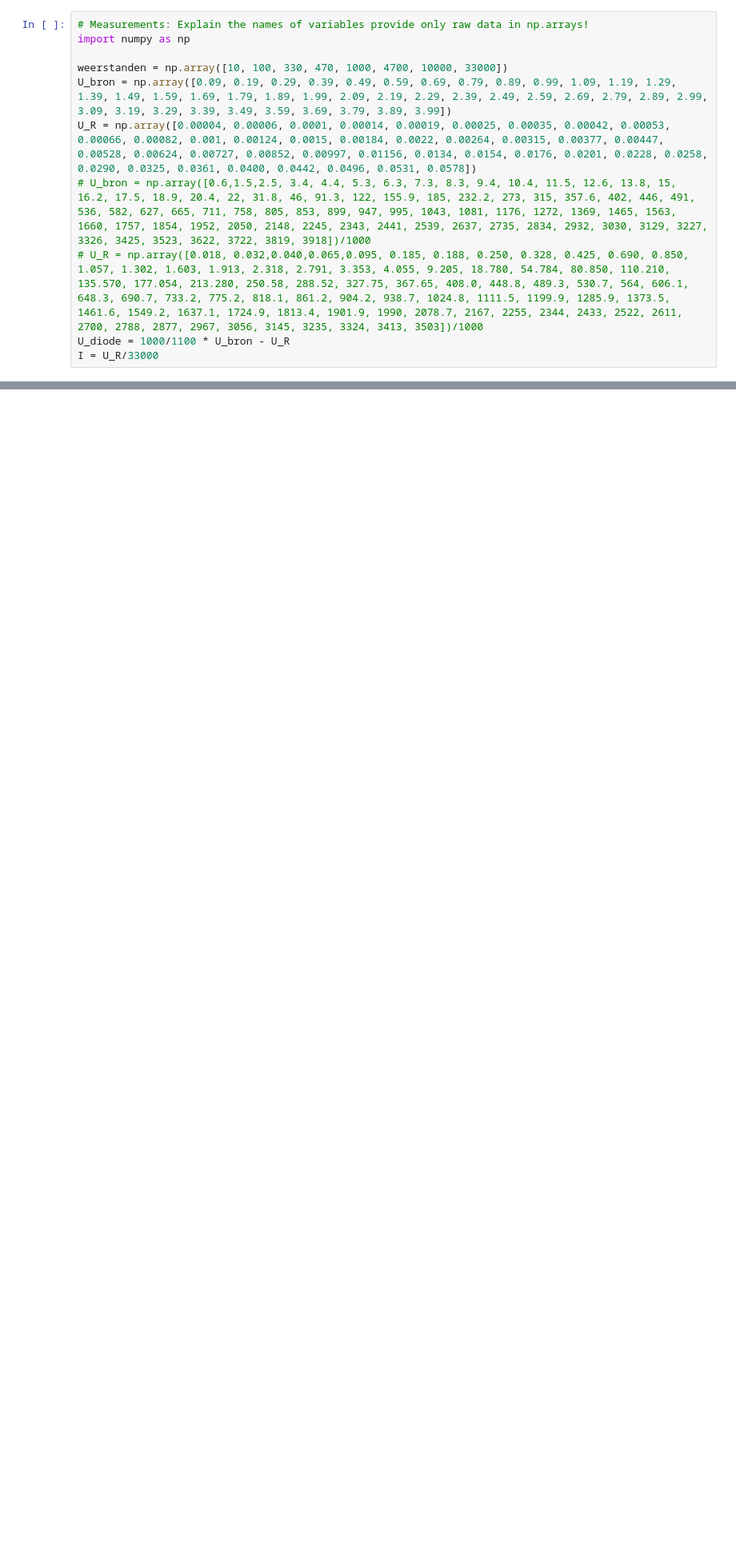
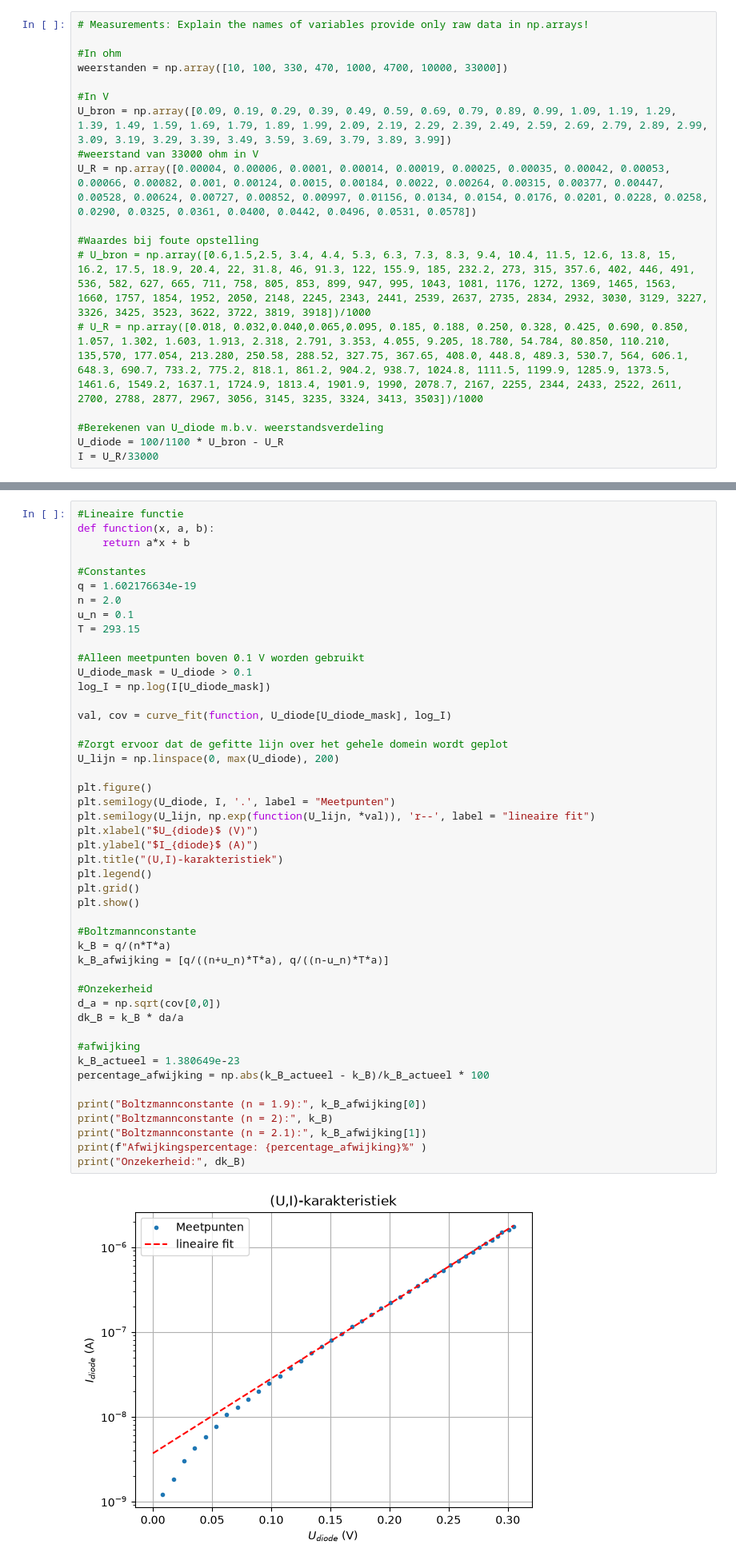
Before and after one commit to fusiguro/IP2-2, a Jupyter notebook: BM_labjournaal.ipynb, the cells around one changed output, grey strips where cells are left out. Shown at 80% size. Drawn from its saved outputs; the diff is of its cells as text; blank space fills up the shorter version.

```diff
--- a/BM_labjournaal.ipynb
+++ b/BM_labjournaal.ipynb
@@ -36,12 +179,19 @@ from scipy.optimize import curve_fit
 # Execution
 # %%
 # Measurements: Explain the names of variables provide only raw data in np.arrays!
-import numpy as np
 
+#In ohm
 weerstanden = np.array([10, 100, 330, 470, 1000, 4700, 10000, 33000])
+
+#In V
 U_bron = np.array([0.09, 0.19, 0.29, 0.39, 0.49, 0.59, 0.69, 0.79, 0.89, 0.99, 1.09, 1.19, 1.29, 1.39, 1.49, 1.59, 1.69, 1.79, 1.89, 1.99, 2.09, 2.19, 2.29, 2.39, 2.49, 2.59, 2.69, 2.79, 2.89, 2.99, 3.09, 3.19, 3.29, 3.39, 3.49, 3.59, 3.69, 3.79, 3.89, 3.99])
+#weerstand van 33000 ohm in V
 U_R = np.array([0.00004, 0.00006, 0.0001, 0.00014, 0.00019, 0.00025, 0.00035, 0.00042, 0.00053, 0.00066, 0.00082, 0.001, 0.00124, 0.0015, 0.00184, 0.0022, 0.00264, 0.00315, 0.00377, 0.00447, 0.00528, 0.00624, 0.00727, 0.00852, 0.00997, 0.01156, 0.0134, 0.0154, 0.0176, 0.0201, 0.0228, 0.0258, 0.0290, 0.0325, 0.0361, 0.0400, 0.0442, 0.0496, 0.0531, 0.0578])
+
+#Waardes bij foute opstelling
 # U_bron = np.array([0.6,1.5,2.5, 3.4, 4.4, 5.3, 6.3, 7.3, 8.3, 9.4, 10.4, 11.5, 12.6, 13.8, 15, 16.2, 17.5, 18.9, 20.4, 22, 31.8, 46, 91.3, 122, 155.9, 185, 232.2, 273, 315, 357.6, 402, 446, 491, 536, 582, 627, 665, 711, 758, 805, 853, 899, 947, 995, 1043, 1081, 1176, 1272, 1369, 1465, 1563, 1660, 1757, 1854, 1952, 2050, 2148, 2245, 2343, 2441, 2539, 2637, 2735, 2834, 2932, 3030, 3129, 3227, 3326, 3425, 3523, 3622, 3722, 3819, 3918])/1000
-# U_R = np.array([0.018, 0.032,0.040,0.065,0.095, 0.185, 0.188, 0.250, 0.328, 0.425, 0.690, 0.850, 1.057, 1.302, 1.603, 1.913, 2.318, 2.791, 3.353, 4.055, 9.205, 18.780, 54.784, 80.850, 110.210, 135.570, 177.054, 213.280, 250.58, 288.52, 327.75, 367.65, 408.0, 448.8, 489.3, 530.7, 564, 606.1, 648.3, 690.7, 733.2, 775.2, 818.1, 861.2, 904.2, 938.7, 1024.8, 1111.5, 1199.9, 1285.9, 1373.5, 1461.6, 1549.2, 1637.1, 1724.9, 1813.4, 1901.9, 1990, 2078.7, 2167, 2255, 2344, 2433, 2522, 2611, 2700, 2788, 2877, 2967, 3056, 3145, 3235, 3324, 3413, 3503])/1000
-U_diode = 1000/1100 * U_bron - U_R
+# U_R = np.array([0.018, 0.032,0.040,0.065,0.095, 0.185, 0.188, 0.250, 0.328, 0.425, 0.690, 0.850, 1.057, 1.302, 1.603, 1.913, 2.318, 2.791, 3.353, 4.055, 9.205, 18.780, 54.784, 80.850, 110.210, 135,570, 177.054, 213.280, 250.58, 288.52, 327.75, 367.65, 408.0, 448.8, 489.3, 530.7, 564, 606.1, 648.3, 690.7, 733.2, 775.2, 818.1, 861.2, 904.2, 938.7, 1024.8, 1111.5, 1199.9, 1285.9, 1373.5, 1461.6, 1549.2, 1637.1, 1724.9, 1813.4, 1901.9, 1990, 2078.7, 2167, 2255, 2344, 2433, 2522, 2611, 2700, 2788, 2877, 2967, 3056, 3145, 3235, 3324, 3413, 3503])/1000
+
+#Berekenen van U_diode m.b.v. weerstandsverdeling
+U_diode = 100/1100 * U_bron - U_R
 I = U_R/33000
@@ -103,0 +205,49 @@ Onzekerheid = 1.6230790779812567e-24
+# %%
+#Lineaire functie
+def function(x, a, b):
+    return a*x + b
+
+#Constantes
+q = 1.602176634e-19
+n = 2.0
+u_n = 0.1
+T = 293.15
+
+#Alleen meetpunten boven 0.1 V worden gebruikt
+U_diode_mask = U_diode > 0.1
+log_I = np.log(I[U_diode_mask])
+
+val, cov = curve_fit(function, U_diode[U_diode_mask], log_I)
+
+#Zorgt ervoor dat de gefitte lijn over het gehele domein wordt geplot
+U_lijn = np.linspace(0, max(U_diode), 200)
+
+plt.figure()
+plt.semilogy(U_diode, I, '.', label = "Meetpunten")
+plt.semilogy(U_lijn, np.exp(function(U_lijn, *val)), 'r--', label = "lineaire fit")
+plt.xlabel("$U_{diode}$ (V)")
+plt.ylabel("$I_{diode}$ (A)")
+plt.title("(U,I)-karakteristiek")
+plt.legend()
+plt.grid()
+plt.show()
+
+#Boltzmannconstante
+k_B = q/(n*T*a)
+k_B_afwijking = [q/((n+u_n)*T*a), q/((n-u_n)*T*a)]
+
+#Onzekerheid
+d_a = np.sqrt(cov[0,0])
+dk_B = k_B * da/a
+
+#afwijking
+k_B_actueel = 1.380649e-23
+percentage_afwijking = np.abs(k_B_actueel - k_B)/k_B_actueel * 100
+
+print("Boltzmannconstante (n = 1.9):", k_B_afwijking[0])
+print("Boltzmannconstante (n = 2):", k_B)
+print("Boltzmannconstante (n = 2.1):", k_B_afwijking[1])
+print(f"Afwijkingspercentage: {percentage_afwijking}%" )
+print("Onzekerheid:", dk_B)
+# %% [output]
+[figure, added]
```
Also changed, not shown: parts of 10 cells of this notebook, 1 other file.
